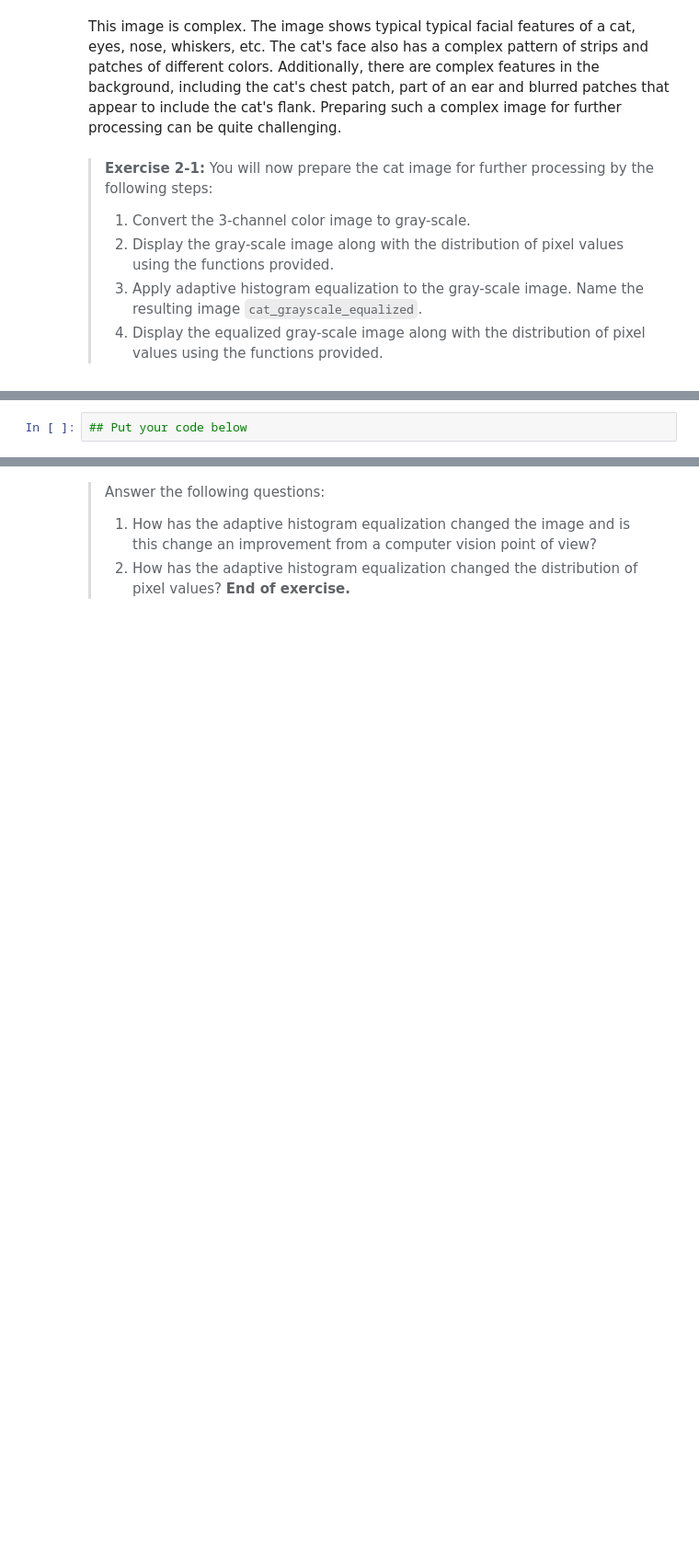
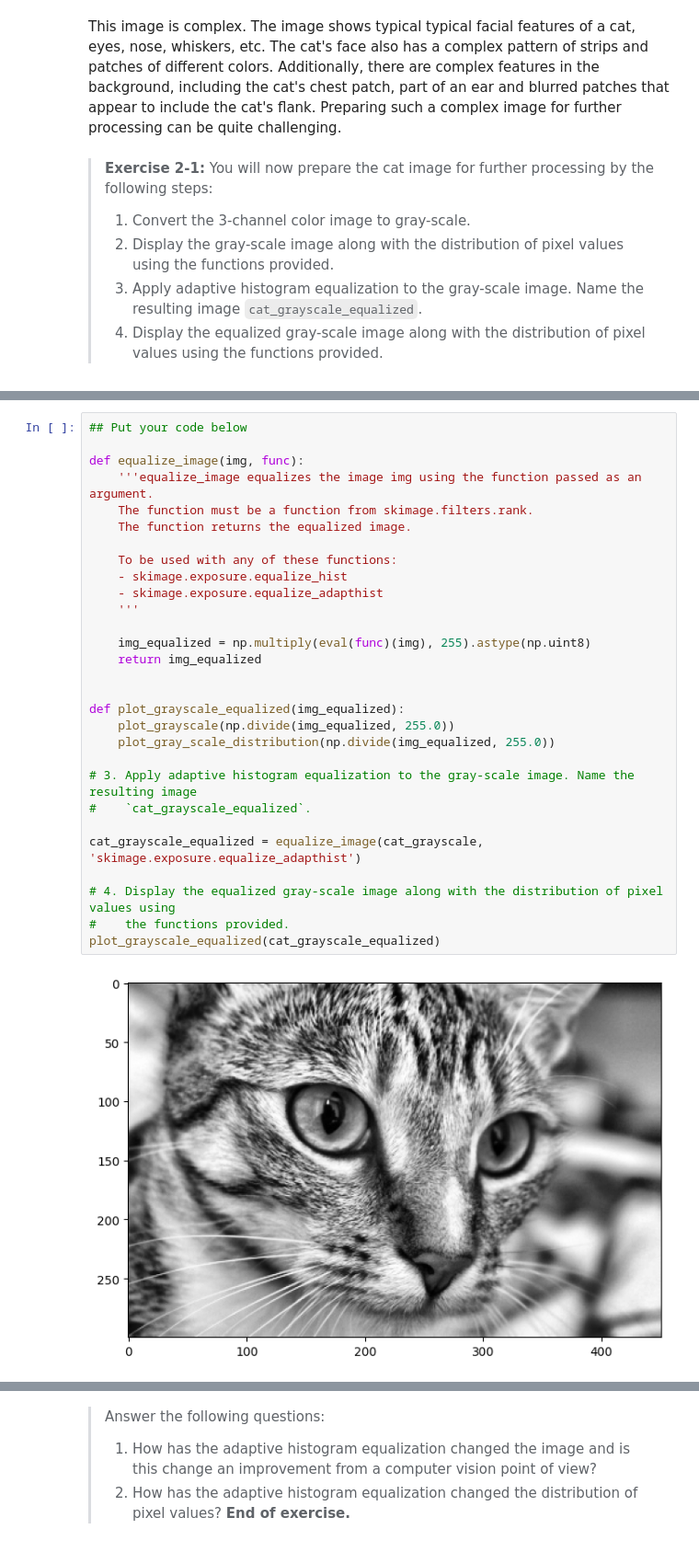
Before and after one commit to alvaroiramirez/CSCI_E-25, a Jupyter notebook: Labs/2_FilteringImages.ipynb, the cells around one changed output, grey strips where cells are left out. Shown at 92% size. Cells and saved outputs as stored; diff of their text form; blank space fills up the shorter version.

```diff
--- a/Labs/2_FilteringImages.ipynb
+++ b/Labs/2_FilteringImages.ipynb
@@ -66,2 +79,31 @@ def plot_gray_scale_distribution(img):
 # %%
 ## Put your code below
+
+def equalize_image(img, func):
+    '''equalize_image equalizes the image img using the function passed as an argument.
+    The function must be a function from skimage.filters.rank.
+    The function returns the equalized image.
+
+    To be used with any of these functions:
+    - skimage.exposure.equalize_hist
+    - skimage.exposure.equalize_adapthist
+    '''
+
+    img_equalized = np.multiply(eval(func)(img), 255).astype(np.uint8)
+    return img_equalized
+
+
+def plot_grayscale_equalized(img_equalized):
+    plot_grayscale(np.divide(img_equalized, 255.0))
+    plot_gray_scale_distribution(np.divide(img_equalized, 255.0))
+
+# 3. Apply adaptive histogram equalization to the gray-scale image. Name the resulting image
+#    `cat_grayscale_equalized`.
+
+cat_grayscale_equalized = equalize_image(cat_grayscale, 'skimage.exposure.equalize_adapthist')
+
+# 4. Display the equalized gray-scale image along with the distribution of pixel values using
+#    the functions provided.
+plot_grayscale_equalized(cat_grayscale_equalized)
+# %% [output]
+[figure, added]
```
Also changed, not shown: parts of 4 cells of this notebook.
